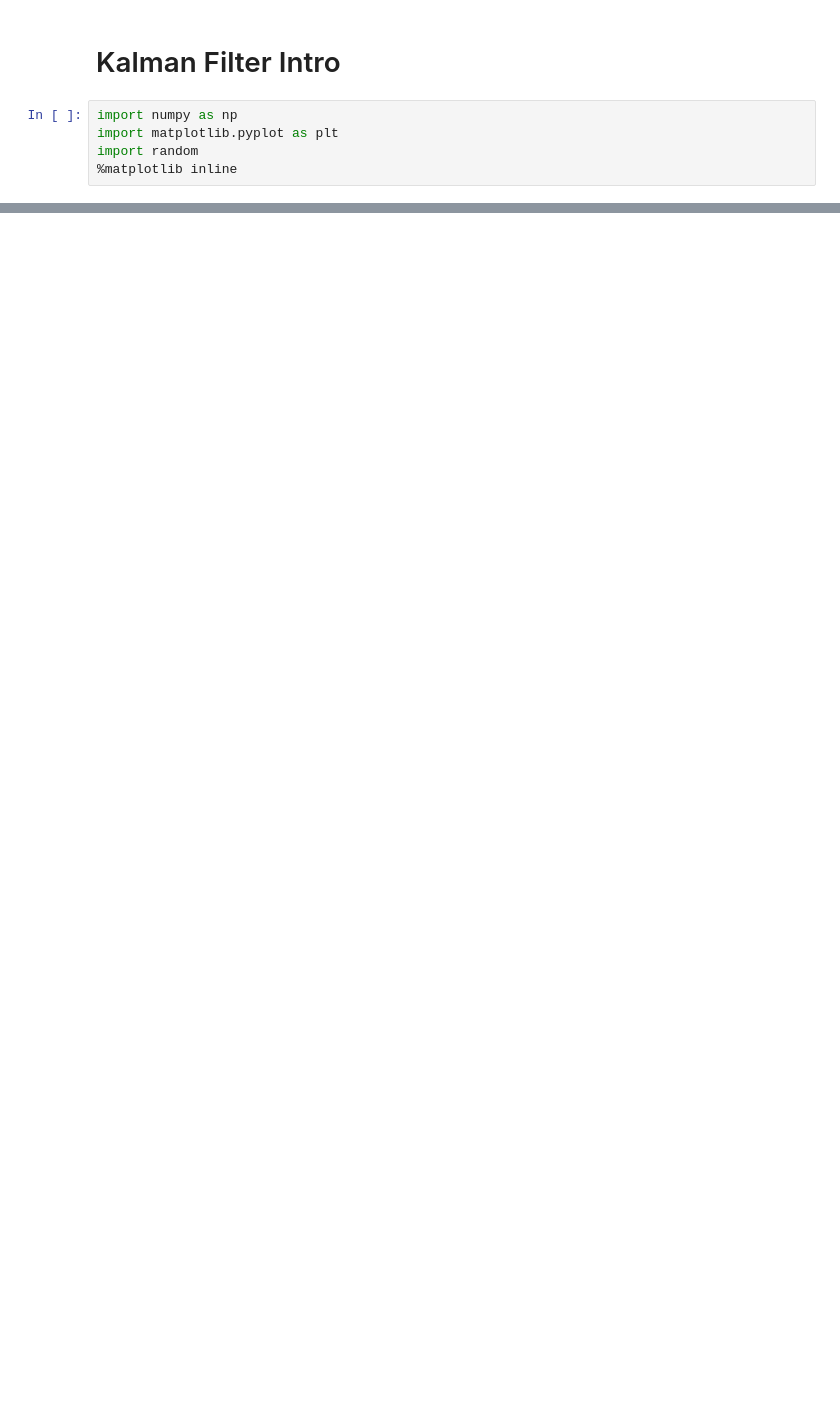
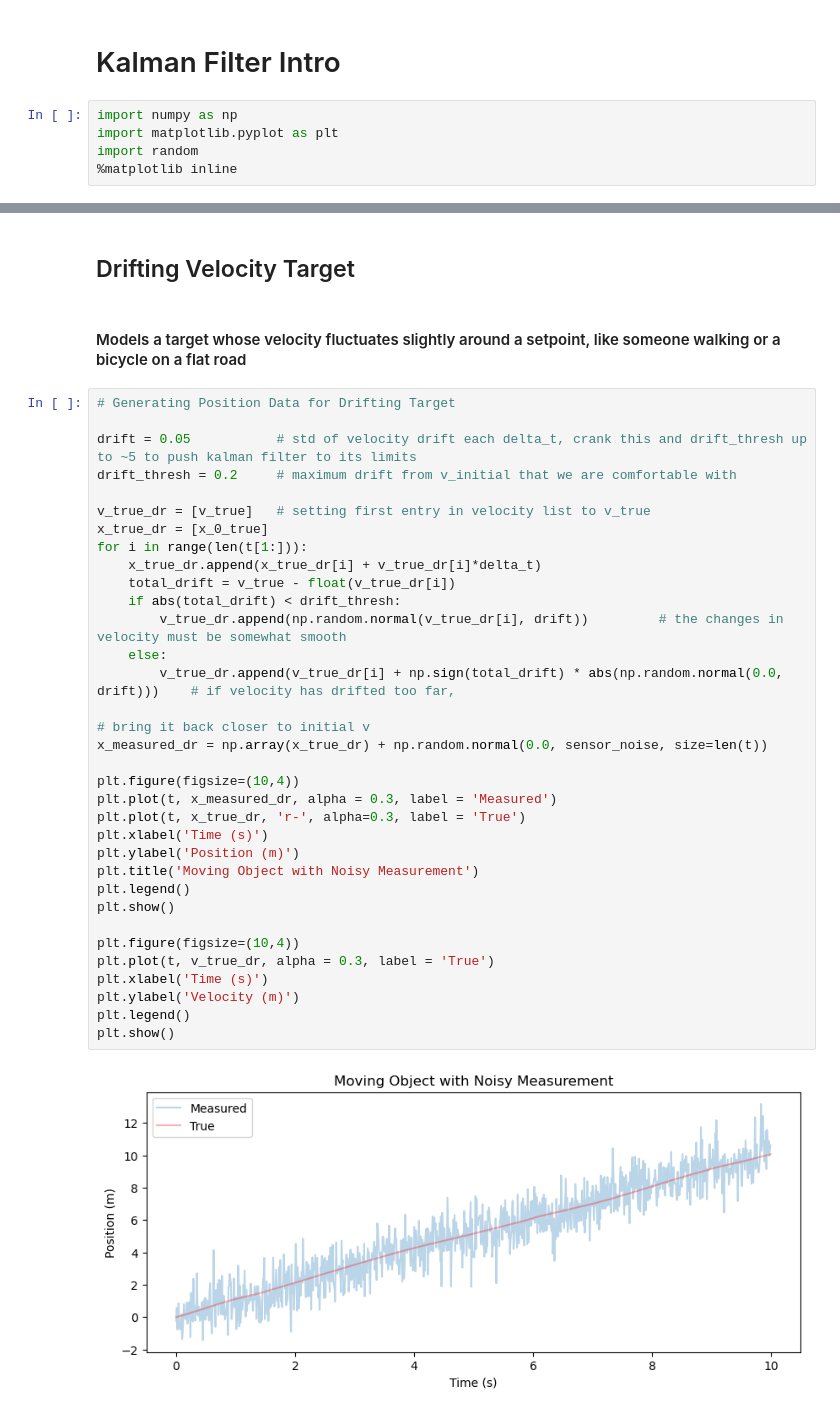
Before and after one commit to barroncelli/ATFS, a Jupyter notebook: Kalman_Models.ipynb, the cells around one changed output, grey strips where cells are left out. Saved outputs shown, nothing was run; the diff lists cells and outputs as text; blank space fills up the shorter version.

```diff
--- a/Kalman_Models.ipynb
+++ b/Kalman_Models.ipynb
@@ -133,0 +134,39 @@ plt.show()
+# %% [markdown]
+## Drifting Velocity Target
+# %% [markdown]
+#### Models a target whose velocity fluctuates slightly around a setpoint, like someone walking or a bicycle on a flat road
+# %%
+# Generating Position Data for Drifting Target
+
+drift = 0.05           # std of velocity drift each delta_t, crank this and drift_thresh up to ~5 to push kalman filter to its limits
+drift_thresh = 0.2     # maximum drift from v_initial that we are comfortable with
+
+v_true_dr = [v_true]   # setting first entry in velocity list to v_true
+x_true_dr = [x_0_true]
+for i in range(len(t[1:])):
+    x_true_dr.append(x_true_dr[i] + v_true_dr[i]*delta_t)
+    total_drift = v_true - float(v_true_dr[i])
+    if abs(total_drift) < drift_thresh:
+        v_true_dr.append(np.random.normal(v_true_dr[i], drift))         # the changes in velocity must be somewhat smooth
+    else:
+        v_true_dr.append(v_true_dr[i] + np.sign(total_drift) * abs(np.random.normal(0.0, drift)))    # if velocity has drifted too far,
+                                                                                                     # bring it back closer to initial v
+x_measured_dr = np.array(x_true_dr) + np.random.normal(0.0, sensor_noise, size=len(t))
+
+plt.figure(figsize=(10,4))
+plt.plot(t, x_measured_dr, alpha = 0.3, label = 'Measured')
+plt.plot(t, x_true_dr, 'r-', alpha=0.3, label = 'True')
+plt.xlabel('Time (s)')
+plt.ylabel('Position (m)')
+plt.title('Moving Object with Noisy Measurement')
+plt.legend()
+plt.show()
+
+plt.figure(figsize=(10,4))
+plt.plot(t, v_true_dr, alpha = 0.3, label = 'True')
+plt.xlabel('Time (s)')
+plt.ylabel('Velocity (m)')
+plt.legend()
+plt.show()
+# %% [output]
+[figure, added]
```
Also changed, not shown: parts of 14 cells of this notebook.
